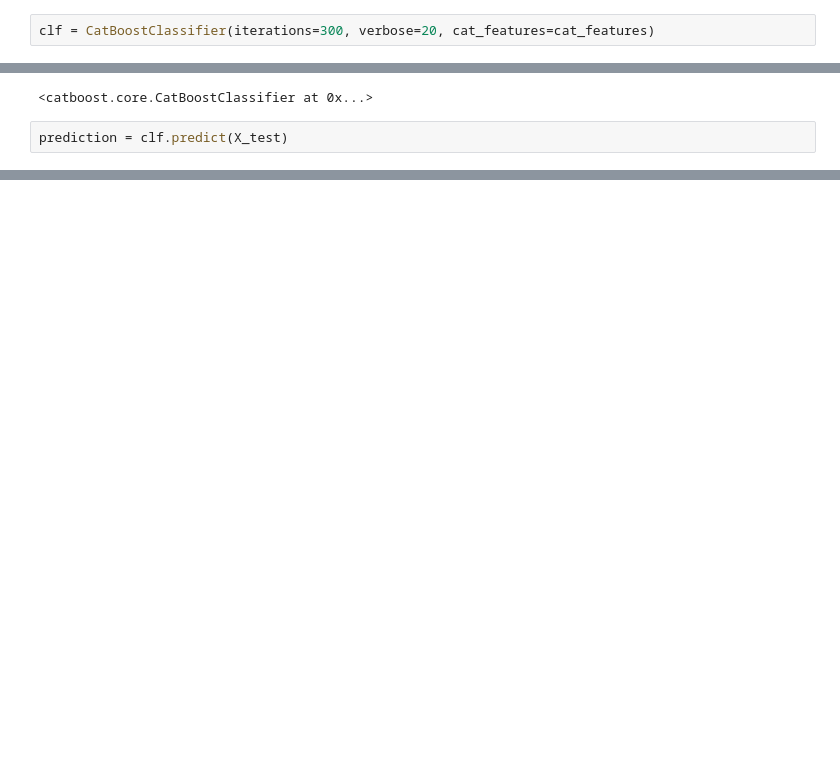
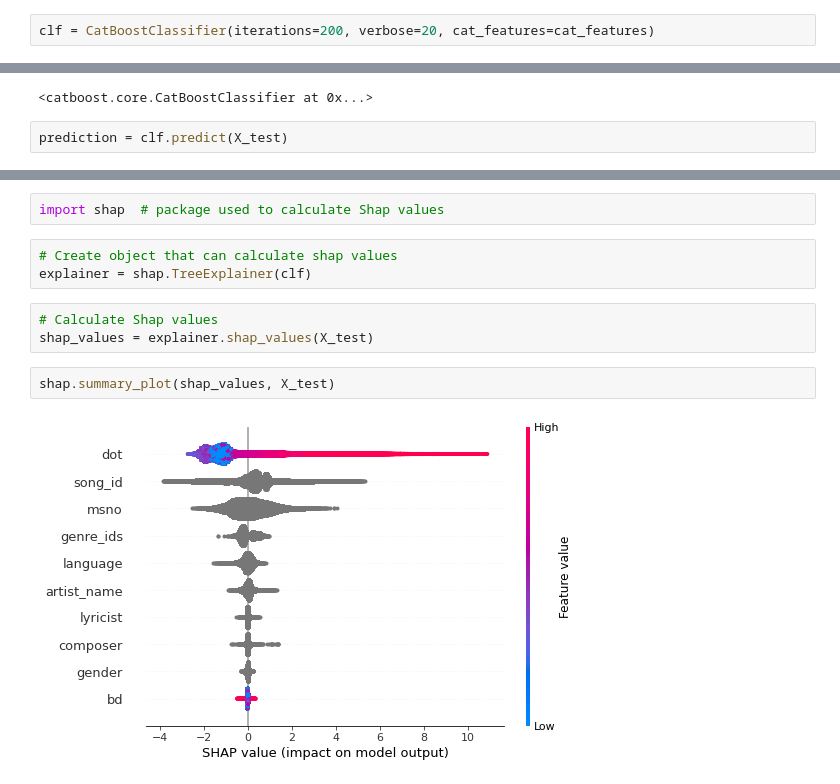
Before and after one commit to kol9/Recommendation_systems, a Jupyter notebook: hw2/hw2.2.ipynb, the cells around one changed output, grey strips where cells are left out. Cells and saved outputs as stored; diff of their text form; blank space fills up the shorter version.

Commit message:
Added shap vaalues

```diff
--- a/hw2/hw2.2.ipynb
+++ b/hw2/hw2.2.ipynb
@@ -225,7 +226,7 @@ from catboost import CatBoostClassifier
 # %%
 cat_features = [0, 1, 3, 4, 5, 6, 7, 8]
 # %%
-clf = CatBoostClassifier(iterations=300, verbose=20, cat_features=cat_features)
+clf = CatBoostClassifier(iterations=200, verbose=20, cat_features=cat_features)
 # %%
 clf.fit(X_train, y_train)
 # %% [output]
@@ -255,0 +252,12 @@ print(roc_auc_score(y_test, prediction))
+# %%
+import shap  # package used to calculate Shap values
+# %%
+# Create object that can calculate shap values
+explainer = shap.TreeExplainer(clf)
+# %%
+# Calculate Shap values
+shap_values = explainer.shap_values(X_test)
+# %%
+shap.summary_plot(shap_values, X_test)
+# %% [output]
+[figure, added]
```
Also changed, not shown: parts of 15 cells of this notebook, 1 other file.
